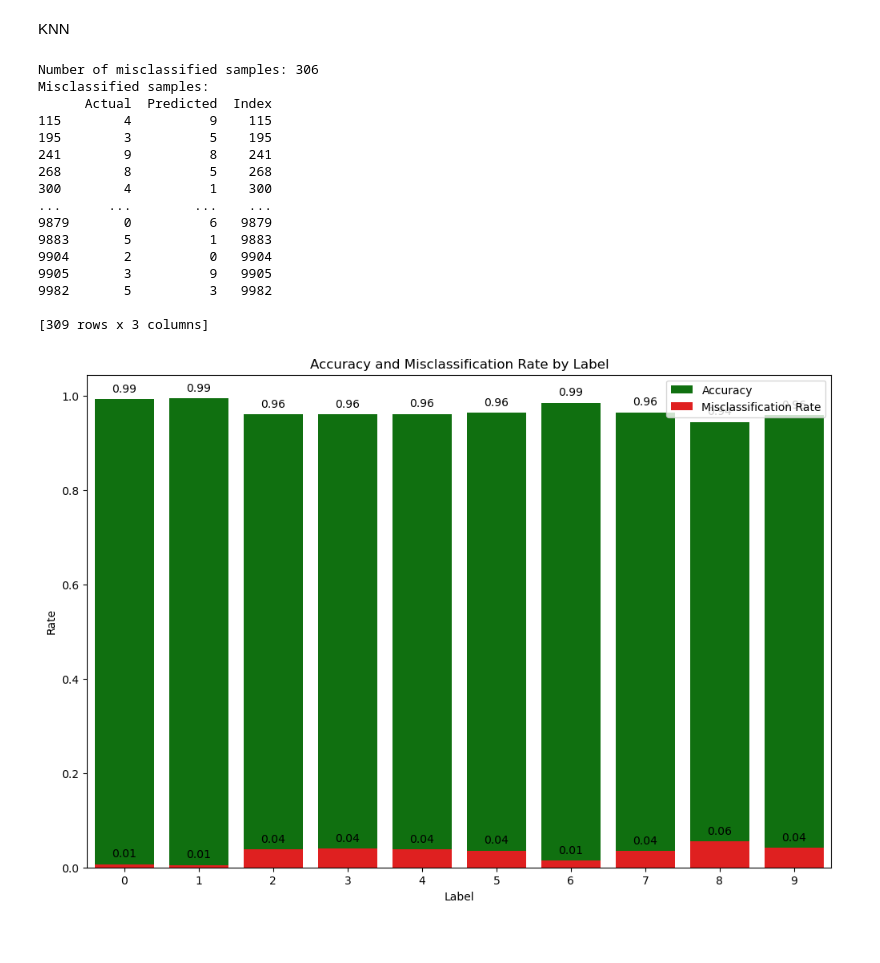
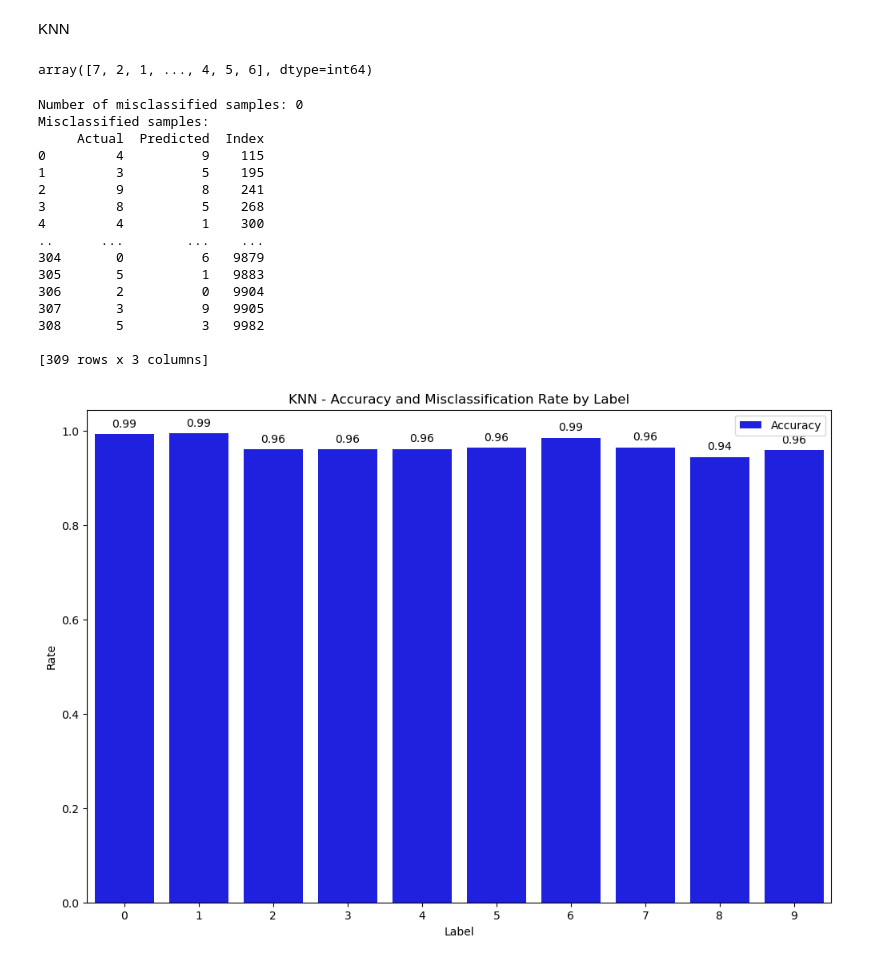
Before and after one commit to viethuynh98/practice_mnist_NB_KNN, a Jupyter notebook: Naive_Bayes_test_original.ipynb, the cells around one changed output. Saved outputs shown, nothing was run; the diff lists cells and outputs as text; code cells hidden in the pictures.

```diff
--- a/Naive_Bayes_test_original.ipynb
+++ b/Naive_Bayes_test_original.ipynb
@@ -82,12 +73,3 @@ X_train shape (60000, 784)
 y_train shape (60000,)
 X_test shape (10000, 784)
 y_test shape (10000,)
-# %%
-fig = plt.figure(figsize=(6, 6))
-fig.subplots_adjust(left=0, right=1, bottom=0, top=1, hspace=0.05, wspace=0.05)
-
-for i in range(20):
-    ax = fig.add_subplot(5, 5, i + 1, xticks=[], yticks=[])
-    ax.imshow(X_train[i], cmap=plt.cm.binary, interpolation="nearest")
-    # label the image with the target value
-    ax.text(0, 7, str(y_train[i]))
@@ -204,8 +183,6 @@ from sklearn.naive_bayes import MultinomialNB
 from sklearn.metrics import accuracy_score, classification_report, confusion_matrix
 # %%
 model = MultinomialNB()
-# %%
-model = GaussianNB()
 # %%
 model.fit(X_train, y_train)
 # %% [output]
@@ -456,0 +508,19 @@ total= 10000| PL =  0 | PL =  1 | PL =  2 | PL =  3 | PL =  4 | PL =  5 | PL =
+# %%
+accuracy_by_label = np.diag( NB.confusionMatrix) / np.sum(NB.confusionMatrix, axis=1)
+
+# Vẽ biểu đồ
+plt.figure(figsize=(10, 6))
+bars = plt.bar(range(NB.num_classes), accuracy_by_label, color='blue')
+plt.title('Naive Bayes - Accuracy by Label')
+plt.xlabel('Label')
+plt.ylabel('Accuracy')
+plt.ylim(0, 1)
+
+# Hiển thị giá trị trên đỉnh mỗi cột
+for bar, value in zip(bars, accuracy_by_label):
+    plt.text(bar.get_x() + bar.get_width() / 2, bar.get_height() + 0.01, f'{value:.2f}', ha='center', va='bottom')
+
+# Đặt tên cho các nhãn trục x
+plt.xticks(range(NB.num_classes), [str(i) for i in range(NB.num_classes)])
+
+plt.show()
@@ -567,6 +680,10 @@ y_train = train_dt.iloc[:, 0].values
 
 X_test = test_dt.iloc[:, 1:].values
 y_test = test_dt.iloc[:, 0].values
+# %%
+y_test
+# %% [output]
+array([7, 2, 1, ..., 4, 5, 6], dtype=int64)
 # %%
 newKNN = KNearestNeighbors()
 # %%
@@ -577,30 +698,31 @@ arr = newKNN.predict(1, 10000)
 # %%
 # arr
-misclassified_samples = newKNN.test_datas[newKNN.test_labels != newKNN.op_labels]
+misclassified_samples = newKNN.test_datas[arr != newKNN.op_labels]
 misclassified_data = pd.DataFrame({
     'Actual': y_test[y_test != y_pred],
     'Predicted': y_pred[y_test != y_pred],
-    'Index': y_test[y_test != y_pred].index
+    # 'Index': y_test[y_test != y_pred].index
+    'Index': np.where(y_test != y_pred)[0]
 })
 # In số lượng mẫu dự đoán sai và hiển thị một số mẫu
 print(f'Number of misclassified samples: {len(misclassified_samples)}')
 print('Misclassified samples:')
 print(misclassified_data)
 # %% [output]
-Number of misclassified samples: 306
+Number of misclassified samples: 0
 Misclassified samples:
-      Actual  Predicted  Index
-115        4          9    115
-195        3          5    195
-241        9          8    241
-268        8          5    268
-300        4          1    300
-...      ...        ...    ...
-9879       0          6   9879
-9883       5          1   9883
-9904       2          0   9904
-9905       3          9   9905
-9982       5          3   9982
+     Actual  Predicted  Index
+0         4          9    115
+1         3          5    195
+2         9          8    241
+3         8          5    268
+4         4          1    300
+..      ...        ...    ...
+304       0          6   9879
+305       5          1   9883
+306       2          0   9904
+307       3          9   9905
+308       5          3   9982
 
 [309 rows x 3 columns]
 # %%
@@ -621,35 +743,35 @@ from sklearn.metrics import confusion_matrix
 
 # Tính ma trận nhầm lẫn
 conf_matrix = confusion_matrix(y_test, y_pred)
 
 # Tính tỉ lệ đúng và sai cho từng loại nhãn
 accuracy_by_label = np.diag(conf_matrix) / np.sum(conf_matrix, axis=1)
 misclassification_by_label = 1 - accuracy_by_label
 
 # Tạo DataFrame từ kết quả
 results_df = pd.DataFrame({
     'Label': range(10),
     'Accuracy': accuracy_by_label,
     'Misclassification Rate': misclassification_by_label
 })
 
 # Vẽ biểu đồ
 plt.figure(figsize=(12, 8))
 
 # Biểu đồ tỉ lệ đúng
 sns.barplot(x='Label', y='Accuracy', data=results_df, color='blue', label='Accuracy')
 for i, value in enumerate(results_df['Accuracy']):
     plt.text(i, value + 0.01, f'{value:.2f}', ha='center', va='bottom')
 
 # Biểu đồ tỉ lệ sai
-sns.barplot(x='Label', y='Misclassification Rate', data=results_df, color='red', label='Misclassification Rate')
-for i, value in enumerate(results_df['Misclassification Rate']):
-    plt.text(i, value + 0.01, f'{value:.2f}', ha='center', va='bottom')
+# sns.barplot(x='Label', y='Misclassification Rate', data=results_df, color='red', label='Misclassification Rate')
+# for i, value in enumerate(results_df['Misclassification Rate']):
+#     plt.text(i, value + 0.01, f'{value:.2f}', ha='center', va='bottom')
 
-plt.title('Accuracy and Misclassification Rate by Label')
+plt.title('KNN - Accuracy and Misclassification Rate by Label')
 plt.xlabel('Label')
 plt.ylabel('Rate')
 plt.legend()
 plt.show()
 # %% [output]
-[figure, old version]
+[figure, new version]
```
Also changed, not shown: parts of 47 cells of this notebook, 1 other file.
